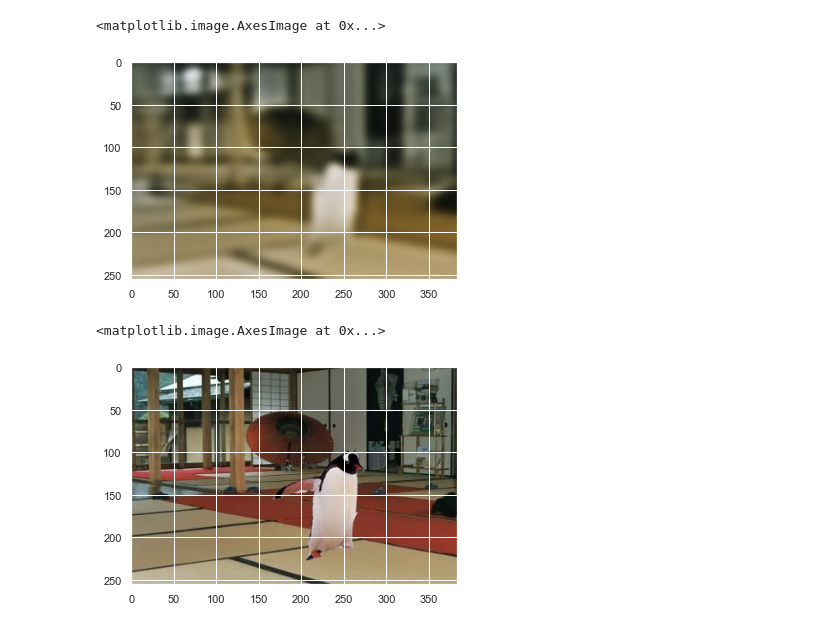
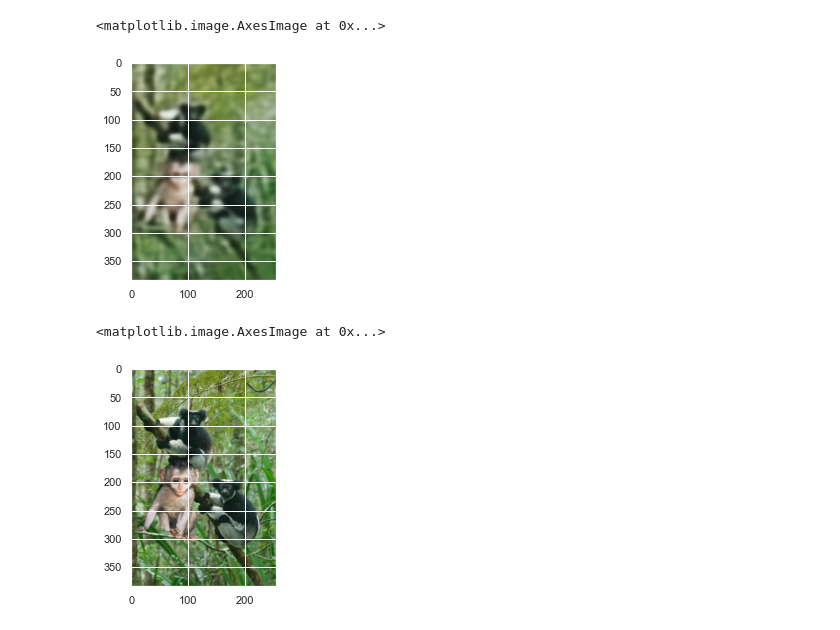
Before and after one commit to geoffroyO/sVae, a Jupyter notebook: src/img_test/test_results.ipynb, the cells around one changed output. Saved outputs shown, nothing was run; the diff lists cells and outputs as text; code cells hidden in the pictures.

```diff
--- a/src/img_test/test_results.ipynb
+++ b/src/img_test/test_results.ipynb
@@ -7,18 +7,18 @@ import matplotlib.pyplot as plt
 from pylab import savefig
 %matplotlib inline
 # %%
-reconstruction = np.load("./5_reconstruction.npy")
+reconstruction = np.load("./8_reconstruction.npy")
 figure = plt.figure()
 plt.imshow(reconstruction)
 # %% [output]
 <matplotlib.image.AxesImage at 0x...>
-[figure, old version]
+[figure, new version]
 # %%
-features = np.load("./5_features.npy")
+features = np.load("./8_features.npy")
 plt.imshow(features)
 # %% [output]
 <matplotlib.image.AxesImage at 0x...>
-[figure, old version]
+[figure, new version]
 # %%
 diff = np.absolute(features - reconstruction)
 sum_all = np.sum(diff, axis=-1)
```
Also changed, not shown: parts of 6 cells of this notebook, 1 other file.
